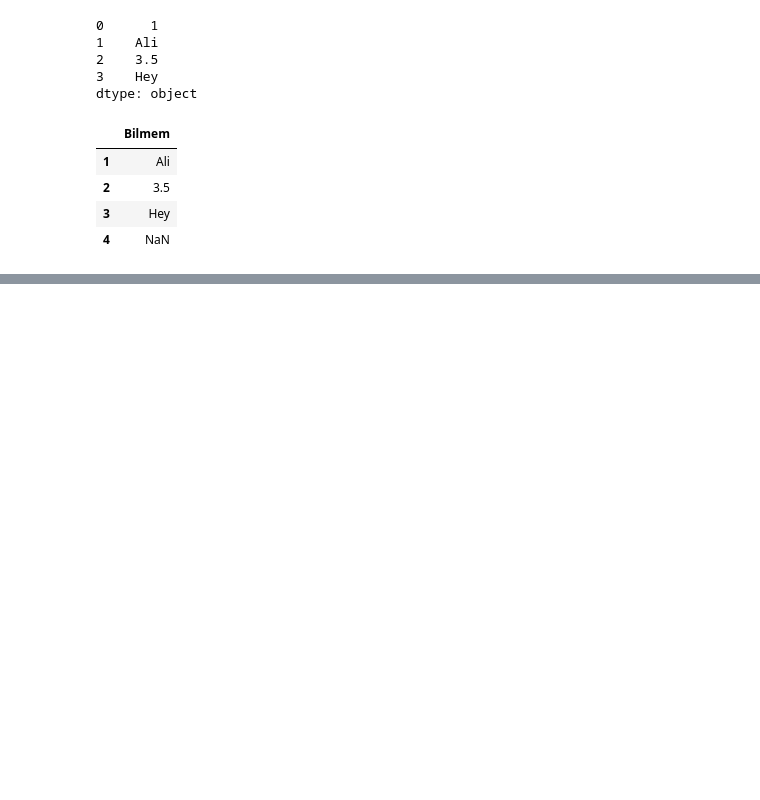
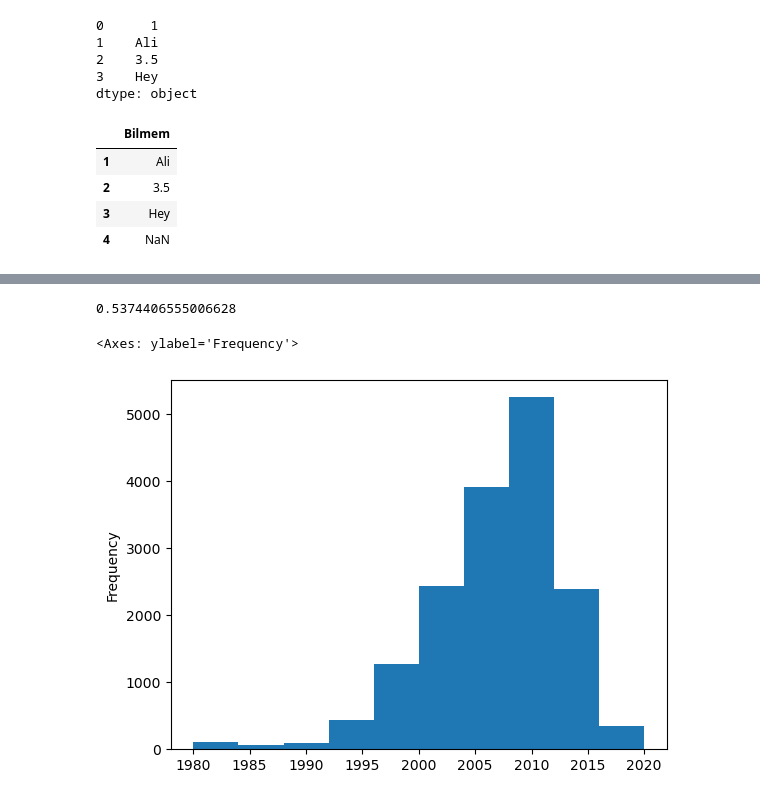
Before and after one commit to emreaytas/PYTHON2, a Jupyter notebook: PANDAS/BirVideodaPandas.ipynb, the cells around one changed output, grey strips where cells are left out. Saved outputs shown, nothing was run; the diff lists cells and outputs as text; code cells hidden in the pictures; blank space fills up the shorter version.

```diff
--- a/PANDAS/BirVideodaPandas.ipynb
+++ b/PANDAS/BirVideodaPandas.ipynb
@@ -24,0 +116,3 @@ objedf # bir seriyi dataframeye çevirebiliriz.
+# %%
+games = pd.read_csv("vgsalesGlobale.csv")
+games.head() # default olarak ilk 5 veriyi getirir.
@@ -24,0 +184,4 @@ objedf # bir seriyi dataframeye çevirebiliriz.
+# %%
+games.Global_Sales.mean() # ortalama değerini görürüz.
+# %% [output]
+0.5374406555006628
@@ -24,0 +190,6 @@ objedf # bir seriyi dataframeye çevirebiliriz.
+# %%
+# %matplotlib inline   grafiği satır içerisinde görmek için yazılır.
+games.Year.plot(kind = "hist") # yıl sutunun değerleri
+# %% [output]
+<Axes: ylabel='Frequency'>
+[figure, added]
```
Also changed, not shown: parts of 196 cells of this notebook, 20 other files.
